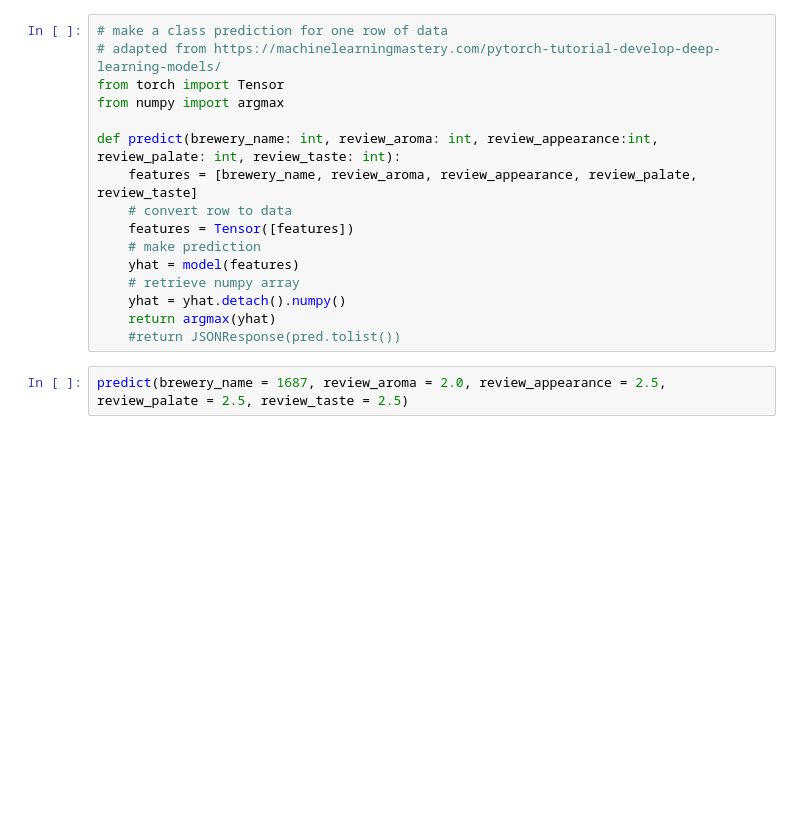
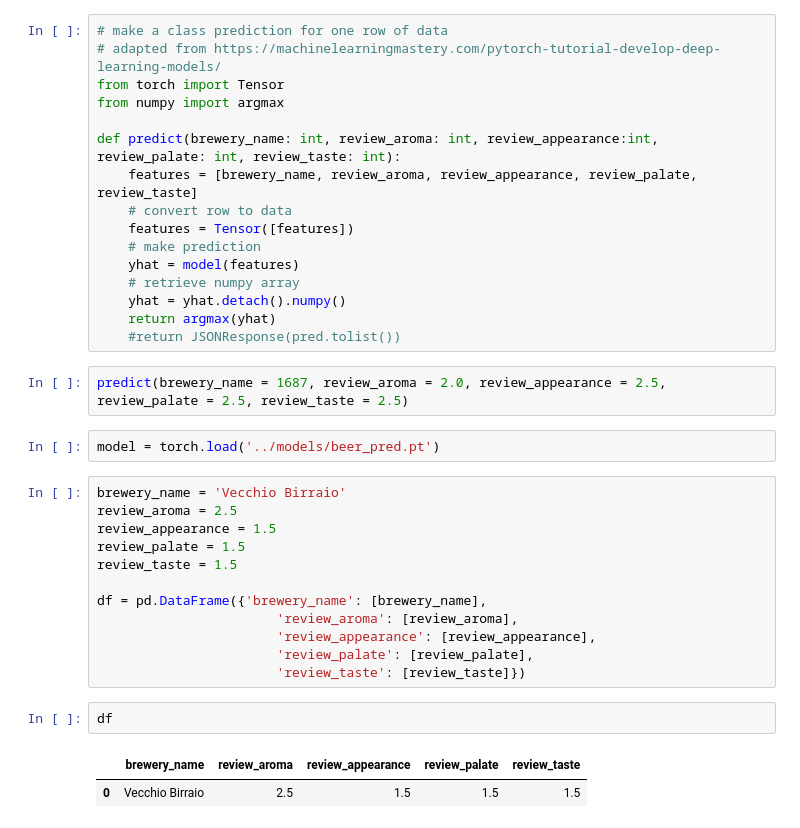
Before and after one commit to daveanker/adsi_at2, a Jupyter notebook: notebooks/at2.ipynb, the cells around one changed output. Drawn from its saved outputs; the diff is of its cells as text; blank space fills up the shorter version.

```diff
--- a/notebooks/at2.ipynb
+++ b/notebooks/at2.ipynb
@@ -736,3 +729,22 @@ def predict(brewery_name: int, review_aroma: int, review_appearance:int, review_
     #return JSONResponse(pred.tolist())
 # %%
 predict(brewery_name = 1687, review_aroma = 2.0, review_appearance = 2.5, review_palate = 2.5, review_taste = 2.5)
+# %%
+model = torch.load('../models/beer_pred.pt')
+# %%
+brewery_name = 'Vecchio Birraio'
+review_aroma = 2.5
+review_appearance = 1.5
+review_palate = 1.5
+review_taste = 1.5
+
+df = pd.DataFrame({'brewery_name': [brewery_name],
+                       'review_aroma': [review_aroma],
+                       'review_appearance': [review_appearance],
+                       'review_palate': [review_palate],
+                       'review_taste': [review_taste]})
+# %%
+df
+# %% [output]
+|  | brewery_name | review_aroma | review_appearance | review_palate | review_taste |
+| 0 | Vecchio Birraio | 2.5 | 1.5 | 1.5 | 1.5 |
```
Also changed, not shown: parts of 21 cells of this notebook, 1 other file.
